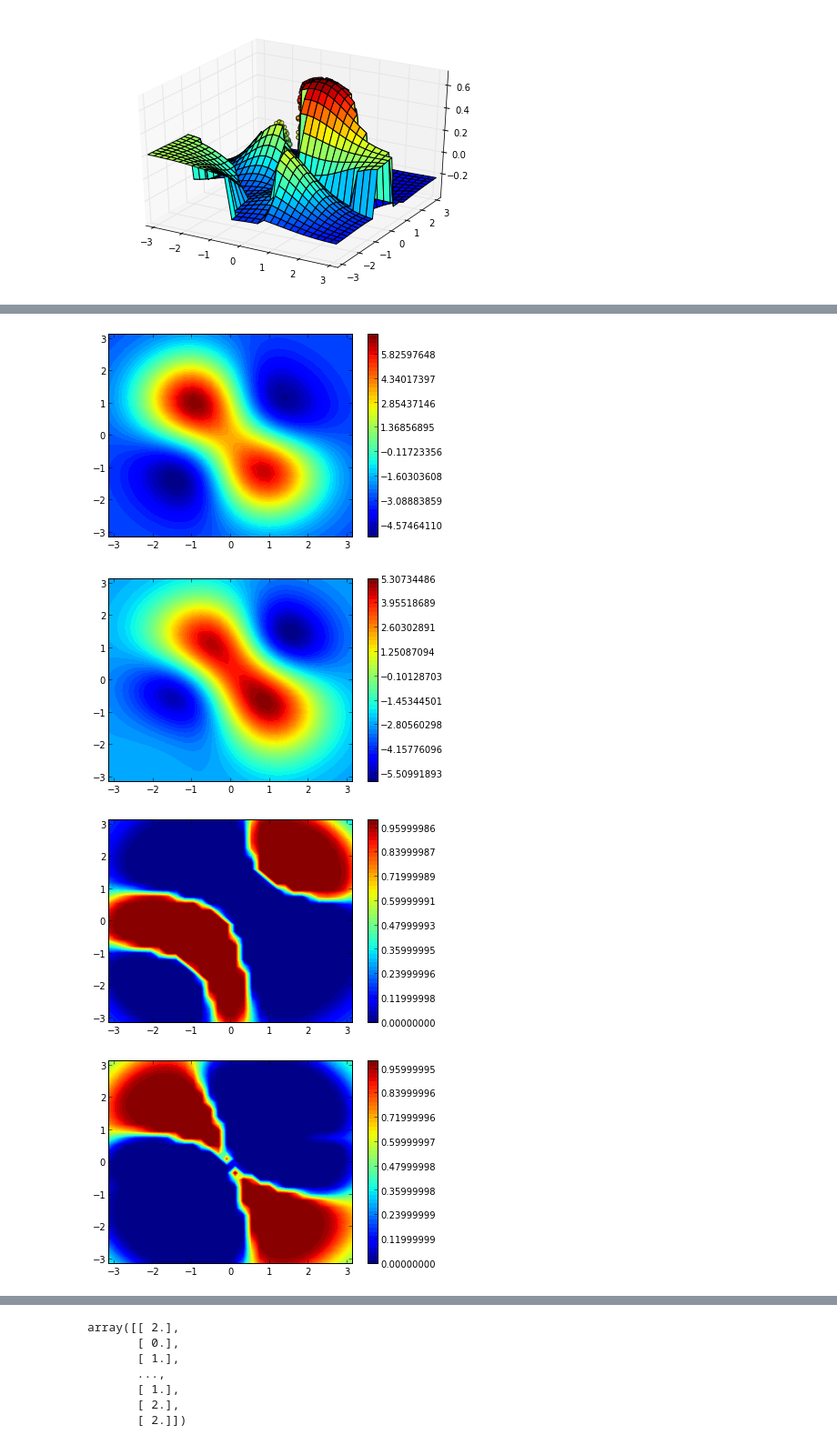
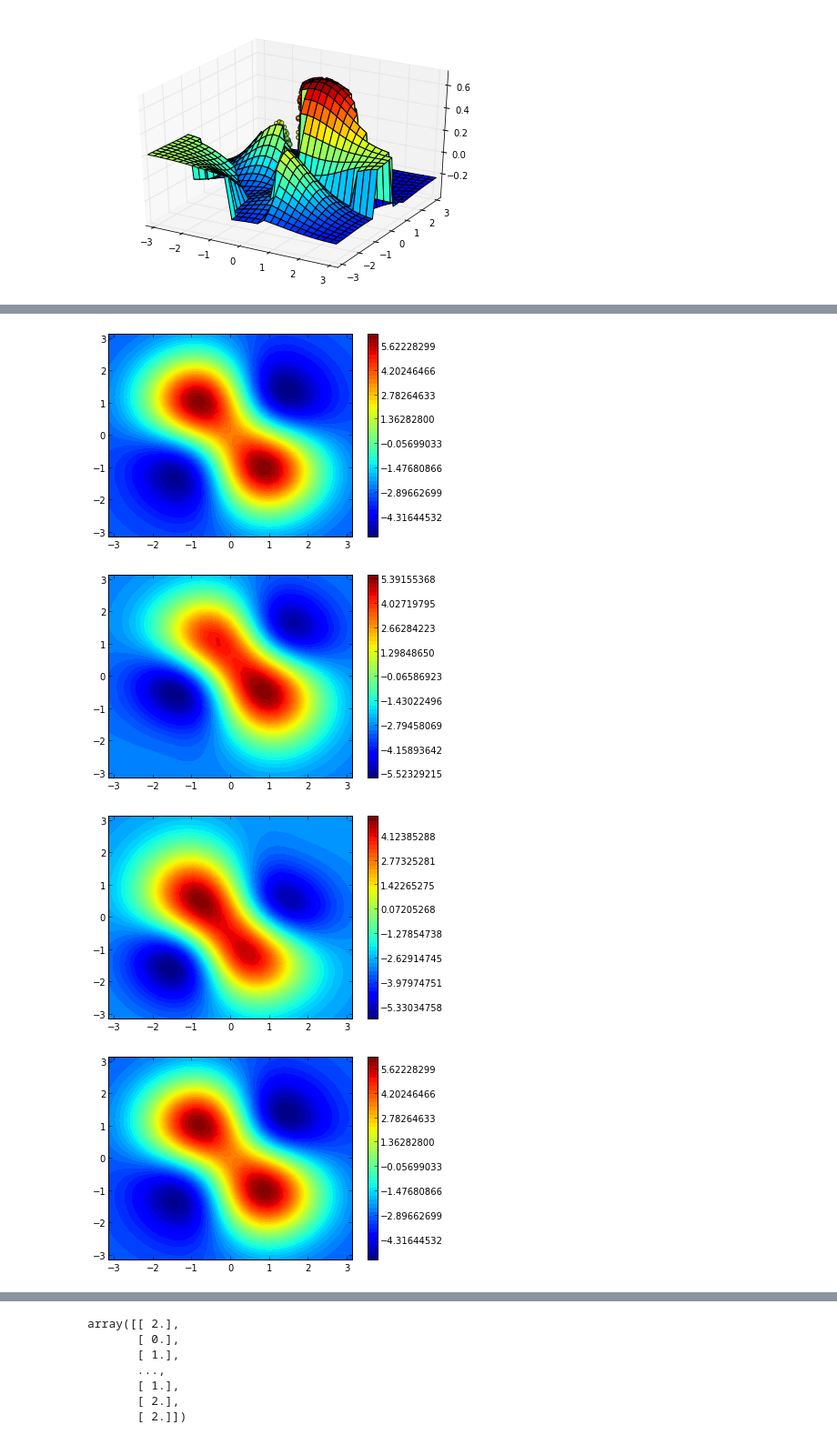
Before and after one commit to edouardklein/RL-and-IRL, a Jupyter notebook: Exp1.ipynb, the cells around one changed output, grey strips where cells are left out. Shown at 91% size. Cells and saved outputs as stored; diff of their text form; code cells hidden in the pictures.

```diff
--- a/Exp1.ipynb
+++ b/Exp1.ipynb
@@ -157,7 +157,7 @@ def least_squares_regressor(data, psi, x_dim, _lambda=0.1):
 # %% [markdown]
 ## Inverted Pendulum-specific code
 # %%
-RANDOM_RUN_LENGTH=10000
+RANDOM_RUN_LENGTH=5000
 EXPERT_RUN_LENGTH=3000
 TRANS_WIDTH=6
 ACTION_SPACE=[0,1,2]
@@ -537,15 +537,16 @@ s = data_classif[:,0:s_dim]
 a = data_classif[:,s_dim:s_dim+1].reshape(column_shape)
 sa = data_classif[:,0:s_dim+1]
 s_dash = data_classif[:,s_dim+1:s_dim+1+s_dim]
-from sklearn import svm
-clf = svm.SVC(C=1000., probability=True)
-clf.fit(squeeze(psi(s)), a)
-clf_predict= lambda state : clf.predict(squeeze(psi(state)))
-vpredict = non_scalar_vectorize( clf_predict, (2,), (1,1) )
-pi_c = lambda state: vpredict(state).reshape(state.shape[:-1]+(1,))
-clf_score = lambda sa : squeeze(clf.predict_proba(squeeze(psi(sa[:2]))))[sa[-1]]
-vscore = non_scalar_vectorize( clf_score,(3,),(1,1) )
-q = lambda sa: vscore(sa).reshape(sa.shape[:-1])
+#from sklearn import svm
+#clf = svm.SVC(C=1000., probability=True)
+#clf.fit(squeeze(psi(s)), a)
+#clf_predict= lambda state : clf.predict(squeeze(psi(state)))
+#vpredict = non_scalar_vectorize( clf_predict, (2,), (1,1) )
+#pi_c = lambda state: vpredict(state).reshape(state.shape[:-1]+(1,))
+#clf_score = lambda sa : squeeze(clf.predict_proba(squeeze(psi(sa[:2]))))[sa[-1]]
+#vscore = non_scalar_vectorize( clf_score,(3,),(1,1) )
+#q = lambda sa: vscore(sa).reshape(sa.shape[:-1])
+pi_c,q=policy,lambda sa: squeeze(dot(omega.transpose(),phi(sa)))
 #pi_c,q = classifier(hstack([s,a]))
 #Plots de la politique de l'expert, des données fournies par l'expert, de la politique du classifieur
 inverted_pendulum_plot_policy(policy)
@@ -577,4 +578,4 @@ inverted_pendulum_plot(q_2)
-[figure, old version]
+[figure, new version]
-[figure, old version]
+[figure, new version]
-[figure, old version]
+[figure, new version]
-[figure, old version]
+[figure, new version]
```
Also changed, not shown: parts of 4 cells of this notebook, 1 other file.
